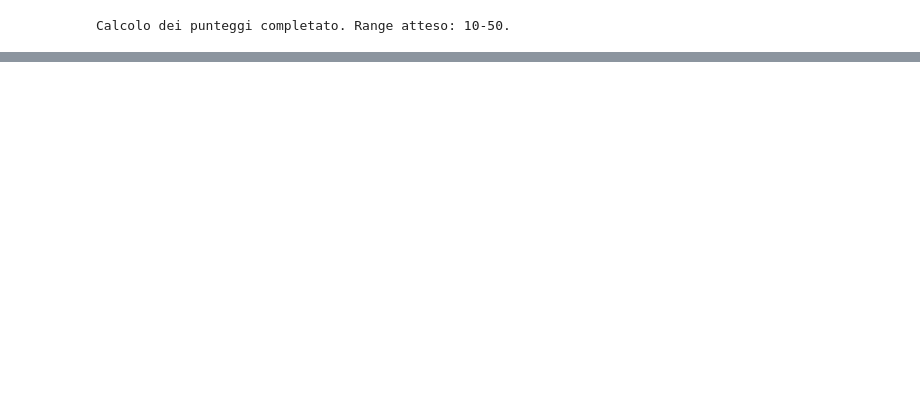
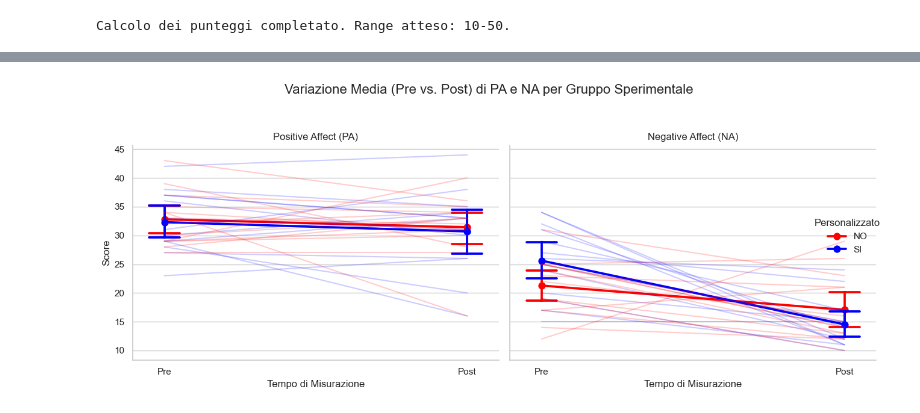
Before and after one commit to bobsync/ENIB, a Jupyter notebook: res/results.ipynb, the cells around one changed output, grey strips where cells are left out. Drawn from its saved outputs; the diff is of its cells as text; code cells hidden in the pictures; blank space fills up the shorter version.

```diff
--- a/res/results.ipynb
+++ b/res/results.ipynb
@@ -693,3 +695,98 @@ plt.show()
+# %%
+import pandas as pd
+import seaborn as sns
+import matplotlib.pyplot as plt
+from scipy import stats
+
+# --- 1. PREPARAZIONE DEI DATI (Da Wide a Long Format per il Plot) ---
+
+# Prende le colonne dei punteggi calcolati E la colonna 'Personalizzato'
+data_for_plot = merged_df[['PA_Pre', 'PA_Post', 'NA_Pre', 'NA_Post', 'Personalizzato']].copy()
+
+# Aggiunge un ID univoco per ogni partecipante
+data_for_plot['ID'] = data_for_plot.index
+
+# Rinomina e impila i dati per l'Affetto Positivo (PA)
+pa_long = data_for_plot[['ID', 'Personalizzato', 'PA_Pre', 'PA_Post']].melt(
+    id_vars=['ID', 'Personalizzato'],
+    var_name='Time',
+    value_name='Score'
+)
+pa_long['Affect'] = 'Positive Affect (PA)'
+pa_long['Time'] = pa_long['Time'].replace({'PA_Pre': 'Pre', 'PA_Post': 'Post'})
+
+# Rinomina e impila i dati per l'Affetto Negativo (NA)
+na_long = data_for_plot[['ID', 'Personalizzato', 'NA_Pre', 'NA_Post']].melt(
+    id_vars=['ID', 'Personalizzato'],
+    var_name='Time',
+    value_name='Score'
+)
+na_long['Affect'] = 'Negative Affect (NA)'
+na_long['Time'] = na_long['Time'].replace({'NA_Pre': 'Pre', 'NA_Post': 'Post'})
+
+# Combina i due set di dati in un unico DataFrame 'long'
+data_combined = pd.concat([pa_long, na_long])
+
+# --- 2. CREAZIONE DEI 4 SUBPLOTS ---
+
+# Usa sns.catplot con 'col' per PA/NA e 'hue' per SI/NO.
+# 'row' può essere usato al posto di 'col' se preferisci una disposizione diversa.
+g = sns.catplot(
+    data=data_combined,
+    x='Time',
+    y='Score',
+    col='Affect',        # Colonna 1: divide PA e NA (2 colonne)
+    hue='Personalizzato', # Colonna 2: divide SI e NO con il colore (2 colori)
+    kind='point',
+    errorbar=('ci', 95), # Intervallo di Confidenza al 95%
+    capsize=0.1,
+    height=5,
+    aspect=1.2,
+    palette={'SI': 'blue', 'NO': 'red'} # Colori per distinguere i gruppi
+)
+
+# --- 3. AGGIUNTA DELLE LINEE INDIVIDUALI (Per la visualizzazione accoppiata) ---
+
+# Itera su ciascun subplot e aggiungi le linee individuali separate per gruppo e affetto
+for affect, ax in g.axes_dict.items():
+    # Per ogni subplot (PA e NA), aggiungi le linee individuali
+
+    # Linee per il gruppo 'SI'
+    subset_si = data_combined[(data_combined['Affect'] == affect) & (data_combined['Personalizzato'] == 'SI')]
+    sns.lineplot(
+        data=subset_si,
+        x='Time',
+        y='Score',
+        units='ID',
+        estimator=None,
+        alpha=0.2,
+        color='blue', # Lo stesso colore del punto per coerenza
+        ax=ax,
+        legend=False
+    )
+
+    # Linee per il gruppo 'NO'
+    subset_no = data_combined[(data_combined['Affect'] == affect) & (data_combined['Personalizzato'] == 'NO')]
+    sns.lineplot(
+        data=subset_no,
+        x='Time',
+        y='Score',
+        units='ID',
+        estimator=None,
+        alpha=0.2,
+        color='red', # Lo stesso colore del punto per coerenza
+        ax=ax,
+        legend=False
+    )
+
+    ax.set_xlabel('Tempo di Misurazione')
+    ax.set_title(affect)
+
+g.fig.suptitle('Variazione Media (Pre vs. Post) di PA e NA per Gruppo Sperimentale', y=1.05, fontsize=16)
+plt.tight_layout()
+plt.show()
+# %% [output]
+[figure, added]
 # %%
 # --- 3. TEST T PER CAMPIONI ACCOPPIATI (Paired Samples t-test) ---
 
```
Also changed, not shown: parts of 21 cells of this notebook, 7 other files.
